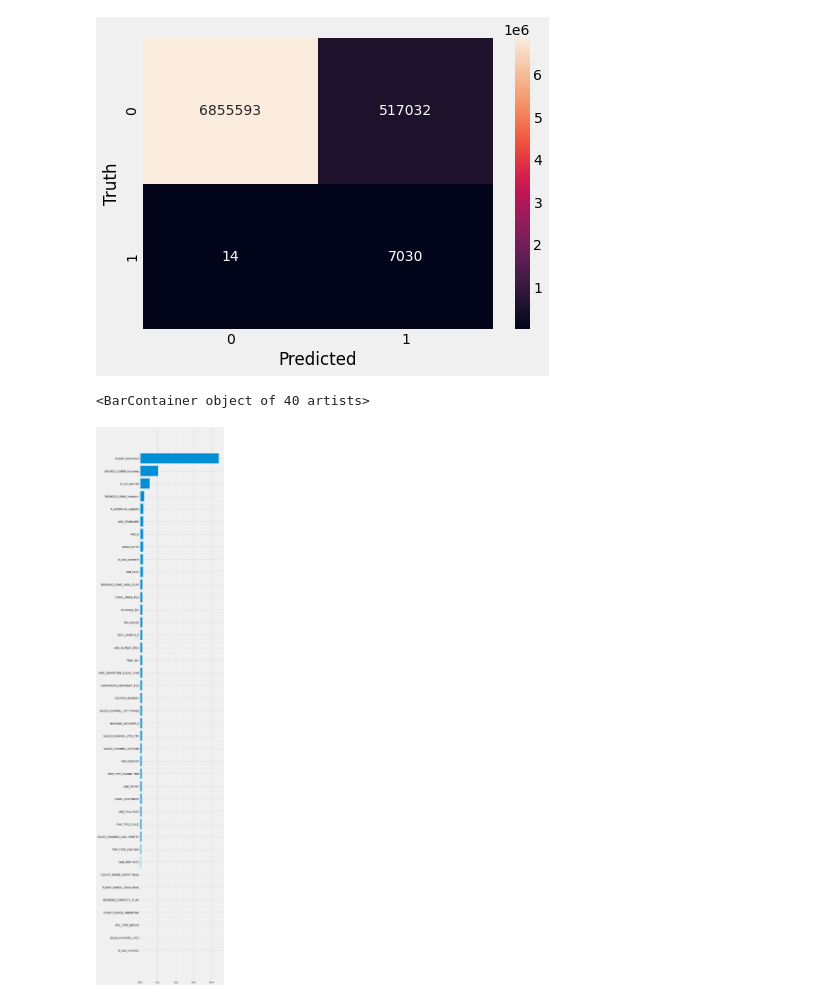
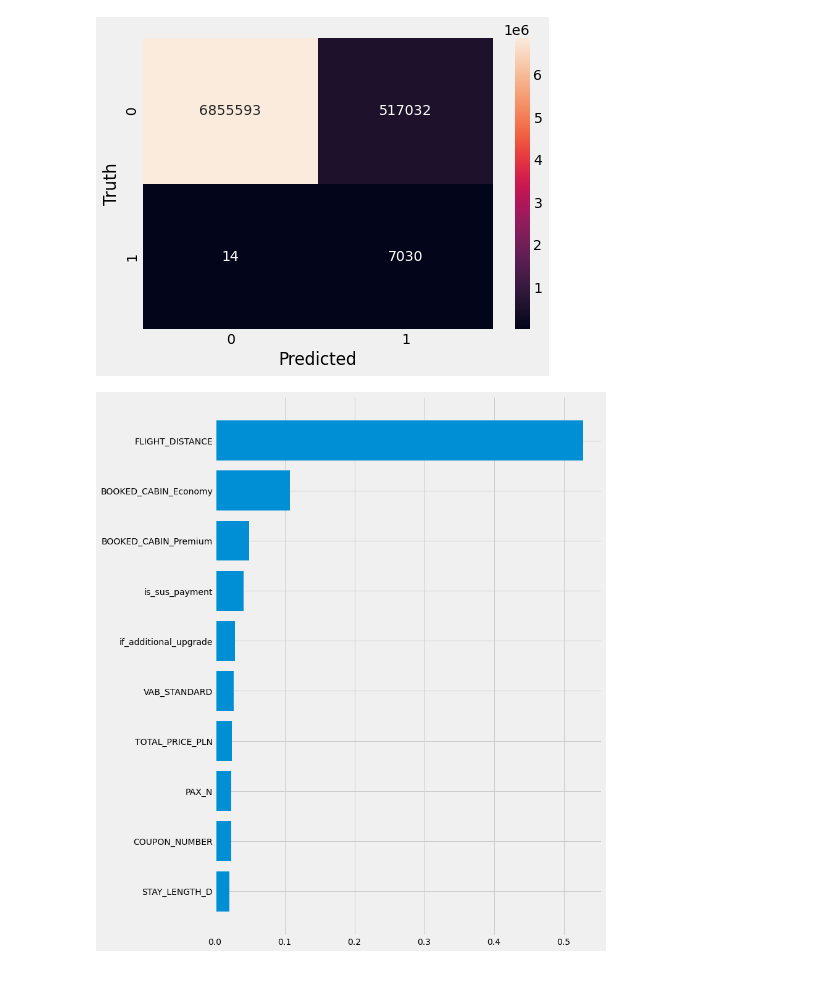
Before and after one commit to kuba1302/ticket-upgrade-prediction, a Jupyter notebook: eda.ipynb, the cells around one changed output. Saved outputs shown, nothing was run; the diff lists cells and outputs as text; code cells hidden in the pictures.

```diff
--- a/eda.ipynb
+++ b/eda.ipynb
@@ -48,5 +45,5 @@ final_df =  oh_encoding(clean_data)
 # %%
-X = final_df.drop(["UPGRADED_FLAG"], axis="columns")
+X = final_df[cols]
 y = final_df["UPGRADED_FLAG"]
 
 X_train, X_test, y_train, y_test = train_test_split(X, y, test_size=0.2, stratify=y)
@@ -163 +239,10 @@ Training with params:
+# %%
+best_hypers = {'colsample_bytree': 1.0,
+               'eta': 0.25,
+               'gamma': 0.65,
+               'max_depth': 3,
+               'min_child_weight': 3.0,
+               'n_estimators': 100.0,
+               'subsample': 0.9500000000000001}
+best_hypers['n_estimators'] = int(best_hypers['n_estimators'])
 # %%
@@ -165,12 +252,10 @@ best_hypers['n_estimators'] = int(best_hypers['n_estimators'])
 # %%
-
 xgb_model = xgb.XGBClassifier(
     scale_pos_weight=1046.6532651902328,
     seed=42,
     use_label_encoder=False,
     tree_method="gpu_hist",
-    gpu_id=0, **best_hypers
-)
-xgb_model.fit(X, y, eval_metric="aucpr")
+    gpu_id=0)
+xgb_model.fit(X_train, y_train, eval_metric="aucpr", verbose=2)
 # %% [output]
 XGBClassifier(base_score=0.5, booster='gbtree', colsample_bylevel=1,
@@ -186,0 +284,8 @@ XGBClassifier(base_score=0.5, booster='gbtree', colsample_bylevel=1,
+# %%
+xgb_model = xgb.XGBClassifier(**best_hypers,
+    scale_pos_weight=1046.6532651902328,
+    seed=42,
+    use_label_encoder=False,
+    tree_method="gpu_hist",
+    gpu_id=0)
+xgb_model.fit(X_train, y_train, eval_metric="aucpr", verbose=2)
@@ -328,8 +407,8 @@ print("średnia:", results.mean())
 print('auc score:', results)
 # %%
 sorted_idx = xgb_model.feature_importances_.argsort()
-plt.figure(figsize=(7,50))
-plt.barh(X_train.columns[sorted_idx], xgb_model.feature_importances_[sorted_idx])
+plt.figure(figsize=(10,15))
+plt.barh(X_train.columns[sorted_idx][-10:], xgb_model.feature_importances_[sorted_idx][-10:])
+plt.show()
 # %% [output]
-<BarContainer object of 40 artists>
-[figure, old version]
+[figure, new version]
```
Also changed, not shown: parts of 55 cells of this notebook.
